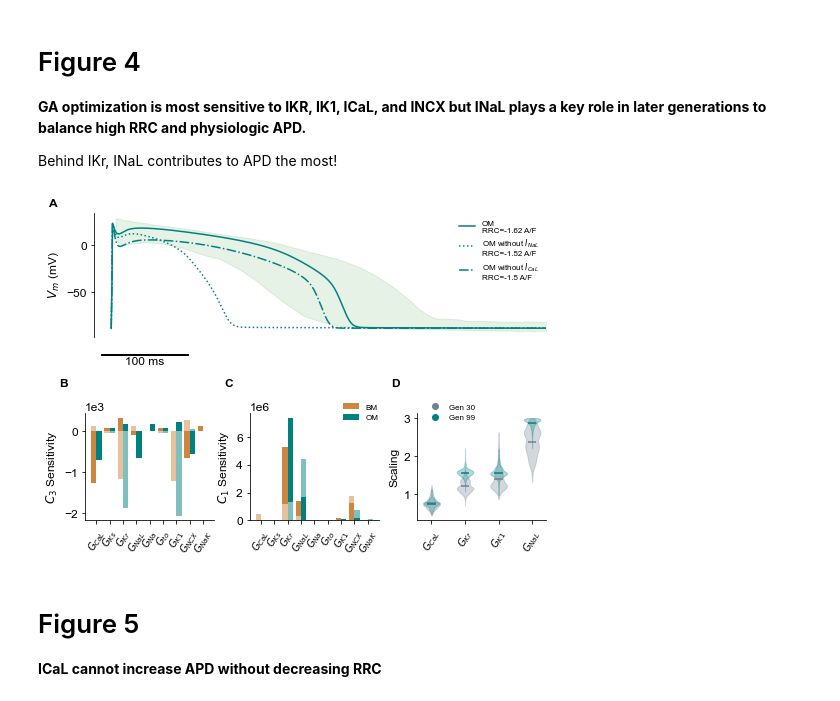
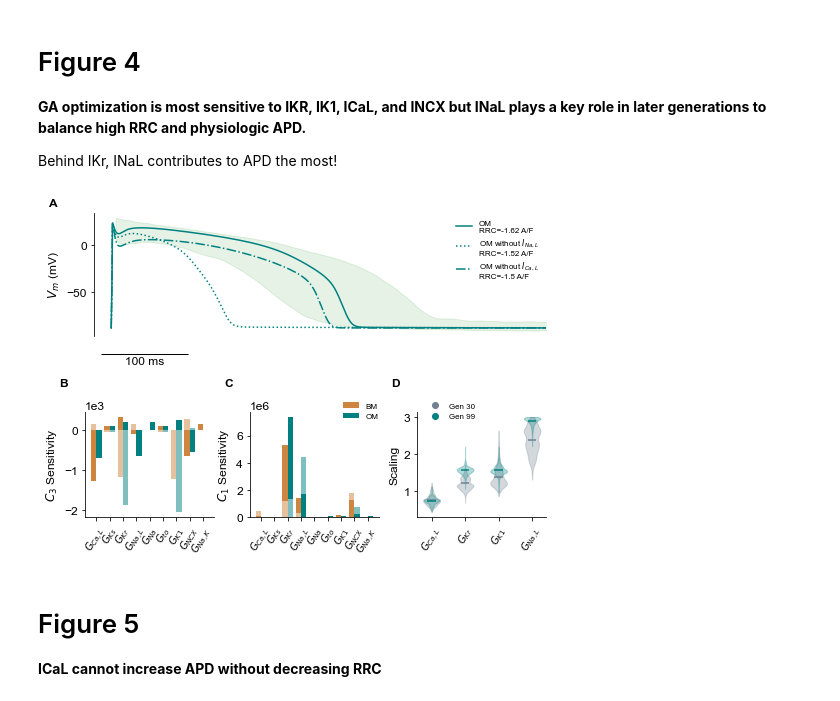
Before and after one commit to Christini-Lab/rrc-conductance-profile, a Jupyter notebook: reproduce_figures.ipynb, the cells around one changed output. Cells and saved outputs as stored; diff of their text form; code cells hidden in the pictures.

```diff
--- a/reproduce_figures.ipynb
+++ b/reproduce_figures.ipynb
@@ -383,8 +383,8 @@ axs2= sub2.subplots(1, 3)
 t, v_10, v_90 = get_torord_phys_data(data_path)
 axs1.fill_between(t, v_10, v_90, color='green', alpha = 0.1)
 axs1.plot(cond_data['OM']['data'][0]['t_rrc'], cond_data['OM']['data'][0]['v_rrc'], label = 'OM\nRRC=-'+str(round(cond_data['OM']['RRC']*10,2))+ ' A/F', color ='teal')
-axs1.plot(cond_data['OM1']['data'][0]['t_rrc'], cond_data['OM1']['data'][0]['v_rrc'], label = 'OM without $I_{NaL}$\nRRC=-'+str(round(cond_data['OM1']['RRC']*10,2))+ ' A/F', linestyle = 'dotted', color ='teal')
-axs1.plot(cond_data['OM3']['data'][0]['t_rrc'], cond_data['OM3']['data'][0]['v_rrc'], label = 'OM without $I_{CaL}$\nRRC=-'+str(round(cond_data['OM3']['RRC']*10,2))+ ' A/F', linestyle = 'dashdot', color ='teal')
+axs1.plot(cond_data['OM1']['data'][0]['t_rrc'], cond_data['OM1']['data'][0]['v_rrc'], label = 'OM without $I_{Na,L}$\nRRC=-'+str(round(cond_data['OM1']['RRC']*10,2))+ ' A/F', linestyle = 'dotted', color ='teal')
+axs1.plot(cond_data['OM3']['data'][0]['t_rrc'], cond_data['OM3']['data'][0]['v_rrc'], label = 'OM without $I_{Ca,L}$\nRRC=-'+str(round(cond_data['OM3']['RRC']*10,2))+ ' A/F', linestyle = 'dashdot', color ='teal')
 axs1.set_xlim([-20, 500])
 axs1.legend(frameon = False, fontsize = 8)
 axs1.set_ylabel('$V_m$ (mV)')
@@ -393,7 +393,7 @@ add_scalebar(axs1, 0, y_pos=-0.3)
 ##########################################################################################################
 
 # B) Local Sensitivity Analysis
-conductance_labels = ['$G_{CaL}$', '$G_{Ks}$', '$G_{Kr}$', '$G_{NaL}$', '$G_{Na}$', '$G_{to}$', '$G_{K1}$', '$G_{NCX}$', '$G_{NaK}$']
+conductance_labels = ['$G_{Ca,L}$', '$G_{Ks}$', '$G_{Kr}$', '$G_{Na,L}$', '$G_{Na}$', '$G_{to}$', '$G_{K1}$', '$G_{NCX}$', '$G_{Na,K}$']
 
 data_type_1 = ['BM', 'OM']
 data_type = ['rrc_error', 'morph_error']
@@ -458,35 +458,35 @@ for y in list(range(0, len(data_type_1))):
 
 
 ##########################################################################
 # D) VIOLIN PLOT
 gens = [30, 99]
 colors = ['slategrey', 'teal']
 for g in list(range(0, len(gens))):
     violin = axs2[2].violinplot(all_trials[all_trials['gen']==gens[g]].sort_values('fitness').reset_index().filter(['i_cal_pca_multiplier', 'i_kr_multiplier', 'i_k1_multiplier', 'i_nal_multiplier']), showextrema=False, showmeans=True)
     for vp in violin['bodies']:
         vp.set_facecolor(colors[g])
         vp.set_edgecolor(colors[g])
     violin['cmeans'].set_edgecolor(colors[g])
 
 axs2[2].set_ylabel('Scaling')
 axs2[2].set_xticks(np.arange(1, len(all_trials[all_trials['gen']==gens[g]].sort_values('fitness').reset_index().filter(['i_cal_pca_multiplier', 'i_kr_multiplier', 'i_k1_multiplier', 'i_nal_multiplier']).iloc[0].to_list())+1, 1))
-axs2[2].set_xticklabels(['$G_{CaL}$', '$G_{Kr}$', '$G_{K1}$', '$G_{NaL}$'], rotation = 60, fontname="Arial", fontsize = 10);
+axs2[2].set_xticklabels(['$G_{Ca,L}$', '$G_{Kr}$', '$G_{K1}$', '$G_{Na,L}$'], rotation = 60, fontname="Arial", fontsize = 10);
 markers = [plt.Line2D([0,0],[0,0],color=color, marker='o', linestyle='') for color in colors]
 axs2[2].legend(markers, ['Gen 30', 'Gen 99'], numpoints=1, frameon=False, loc = (0.05,0.9), fontsize = 8)
 
 ##########################################################################################################################################################
 # LETTER LABELS
 axs1.text(-0.1, 1.05, 'A', transform=axs1.transAxes, weight='bold')
 axs2[0].text(-0.2, 1.25, 'B', transform=axs2[0].transAxes, weight='bold')
 axs2[1].text(-0.2, 1.25, 'C', transform=axs2[1].transAxes, weight='bold')
 axs2[2].text(-0.2, 1.25, 'D', transform=axs2[2].transAxes, weight='bold')
 
 ##########################################################################################################
 # SAVE FIGURE
 plt.savefig(figures_path+'fig4.pdf', trasparent=True)
 plt.savefig(figures_path+'fig4.png', dpi = 300, trasparent=True)
 # %% [output]
-[figure, old version]
+[figure, new version]
 # %% [markdown]
 # Figure 5
 **ICaL cannot increase APD without decreasing RRC**
```
Also changed, not shown: parts of 9 cells of this notebook, 22 other files.
